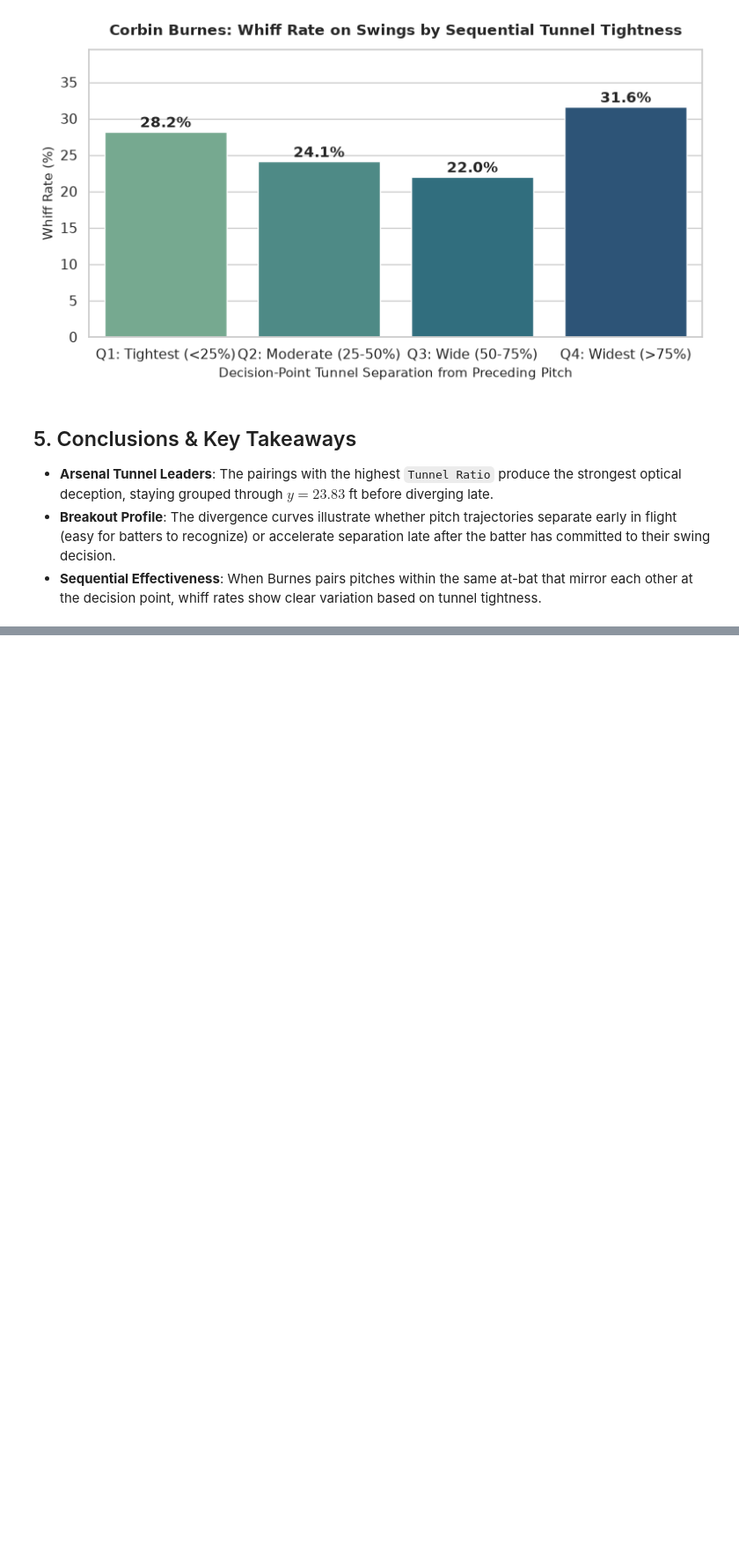
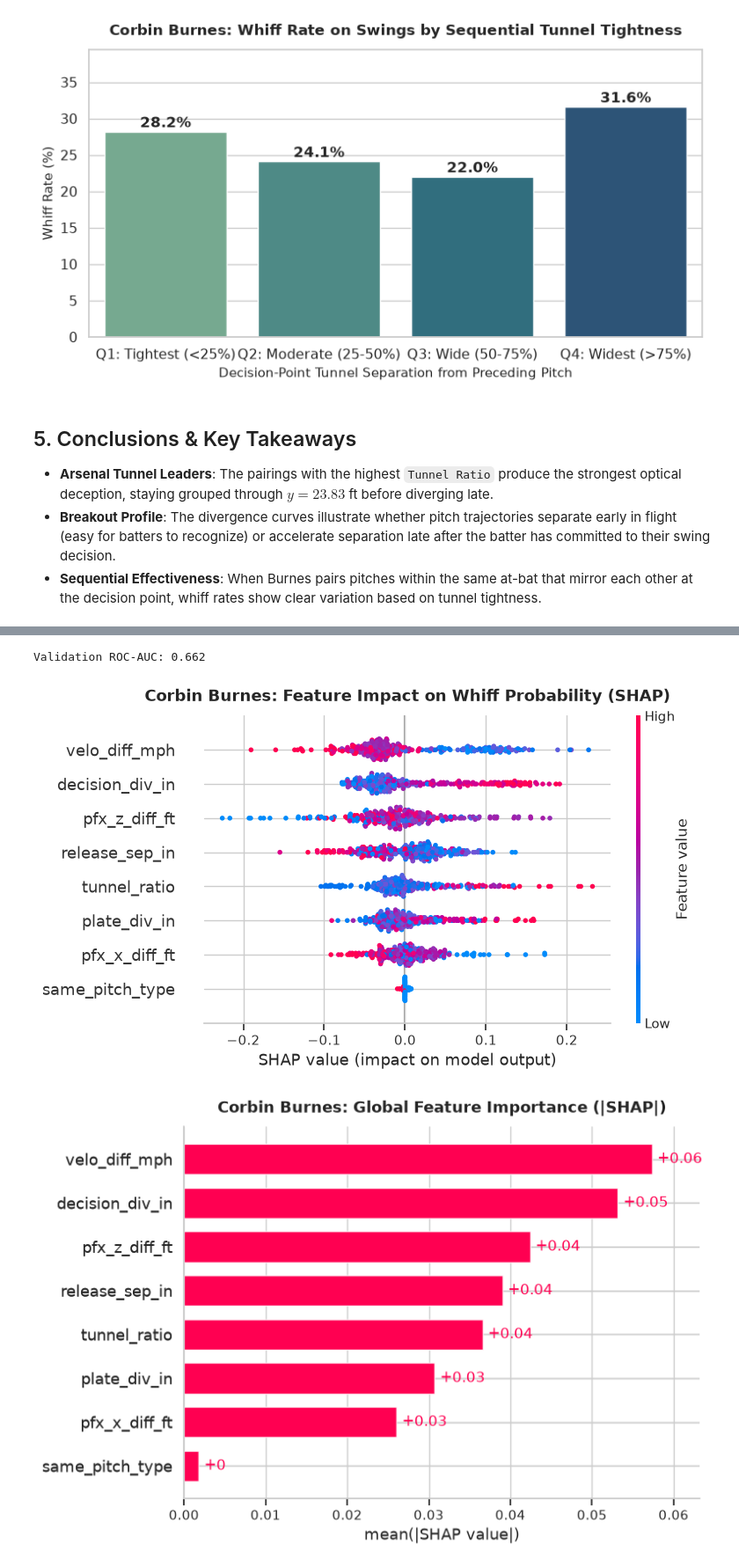
Before and after one commit to juanpabloalfonzo/pitch-tunneling-statcast, a Jupyter notebook: pitcher_tunneling_analysis.ipynb, the cells around one changed output, grey strips where cells are left out. Shown at 88% size. Saved outputs shown, nothing was run; the diff lists cells and outputs as text; code cells hidden in the pictures; blank space fills up the shorter version.

Commit message:
Added gbm model with SHAP explanations

```diff
--- a/pitcher_tunneling_analysis.ipynb
+++ b/pitcher_tunneling_analysis.ipynb
@@ -302,0 +381,59 @@ Passing `palette` without assigning `hue` is deprecated and will be removed in v
+# %%
+feature_cols = [
+    "release_sep_in",
+    "decision_div_in",
+    "plate_div_in",
+    "tunnel_ratio",
+    "velo_diff_mph",
+    "pfx_x_diff_ft",
+    "pfx_z_diff_ft",
+    "same_pitch_type",
+]
+
+X = df_model[feature_cols]
+y = df_model["is_whiff"]
+
+X_train, X_test, y_train, y_test = train_test_split(
+    X, y, test_size=0.25, random_state=42, stratify=y
+)
+
+# Train Gradient Boosted Decision Tree
+clf = HistGradientBoostingClassifier(
+    max_iter=100,
+    max_leaf_nodes=15,
+    min_samples_leaf=20,
+    learning_rate=0.05,
+    random_state=42
+)
+clf.fit(X_train, y_train)
+
+y_pred_proba = clf.predict_proba(X_test)[:, 1]
+auc = roc_auc_score(y_test, y_pred_proba)
+print(f"Validation ROC-AUC: {auc:.3f}")
+# %% [output]
+Validation ROC-AUC: 0.662
+# %%
+# Use SHAP to explain test set predictions
+# HistGradientBoosting supports TreeExplainer via internal tree attributes or Permutation/Explainer
+explainer = shap.Explainer(clf.predict_proba, X_train)
+shap_values = explainer(X_test)
+
+# SHAP values for the positive class (is_whiff = 1)
+whiff_shap_values = shap_values[:, :, 1]
+
+# 1. Global Feature Importance Summary (Beeswarm Plot)
+plt.figure(figsize=(9, 6))
+shap.plots.beeswarm(whiff_shap_values, max_display=len(feature_cols), show=False)
+plt.title(f"{pitcher_name}: Feature Impact on Whiff Probability (SHAP)", fontsize=13, fontweight="bold", pad=12)
+plt.tight_layout()
+plt.show()
+
+# 2. Mean Absolute SHAP Bar Plot
+plt.figure(figsize=(8, 4.5))
+shap.plots.bar(whiff_shap_values, max_display=len(feature_cols), show=False)
+plt.title(f"{pitcher_name}: Global Feature Importance (|SHAP|)", fontsize=13, fontweight="bold", pad=12)
+plt.tight_layout()
+plt.show()
+# %% [output]
+[figure, added]
+[figure, added]
```
Also changed, not shown: parts of 3 cells of this notebook.
